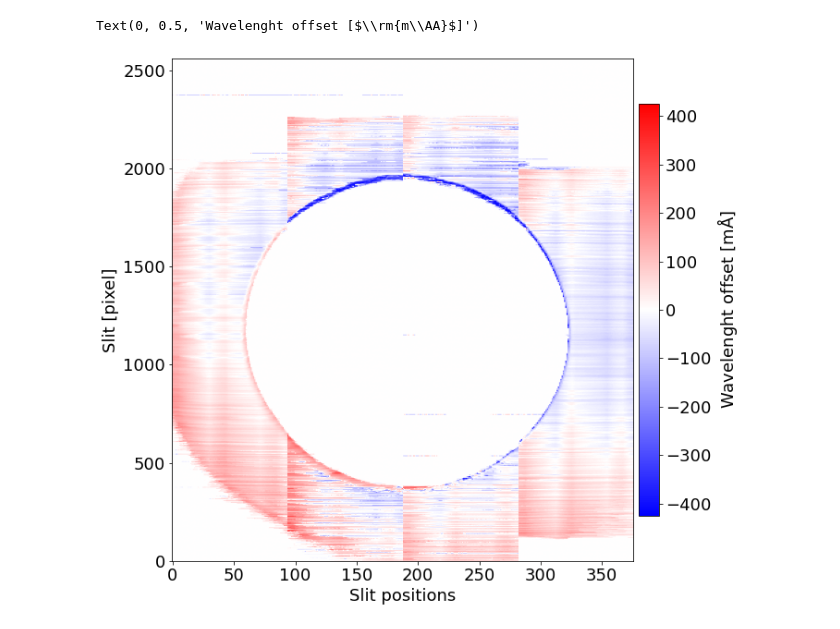
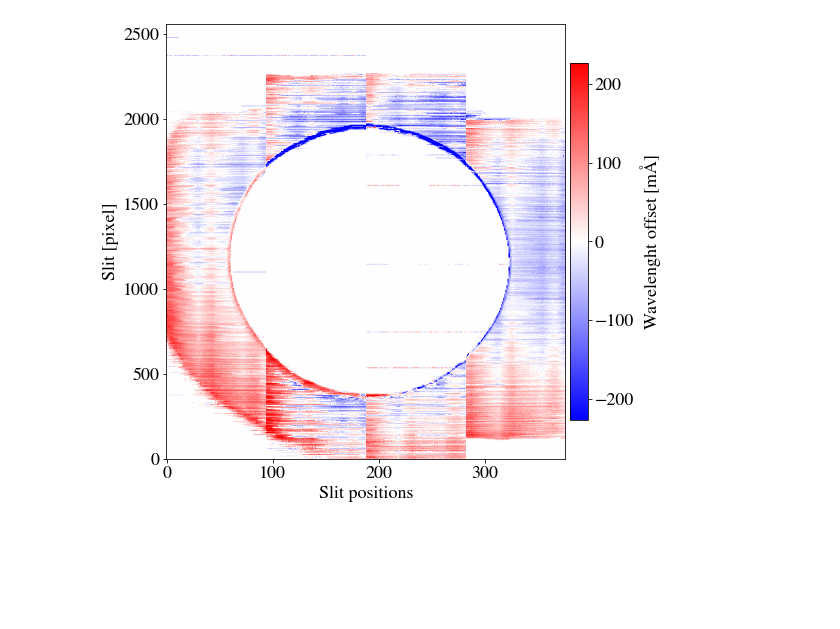
Before and after one commit to joshijayant10/VELC_tutorial, a Jupyter notebook: VELC_tutorial.ipynb, the cells around one changed output. Cells and saved outputs as stored; diff of their text form; code cells hidden in the pictures; blank space fills up the shorter version.

```diff
--- a/VELC_tutorial.ipynb
+++ b/VELC_tutorial.ipynb
@@ -257,13 +338,46 @@ for ii in tqdm(range(1,ssz[0]-1)):
+# %%
+# finding curvature shift in wavelength
+
+scube_shape = np.shape(spectral_cube)
+
+intensity_threshold = 7 # to mask pixel within ocultor area are are outside coverage of slits.
+                         # The threshold may vary from observation to observation,
+                         # and better determined by visulazing the mask created using the threshold
+intensity_map = np.mean(spectral_cube,axis=2)
+background_intensity = np.mean(intensity_map[750:1650,120:275])
+mask = np.zeros(intensity_map.shape)
+mask[np.where(intensity_map >= intensity_threshold)] = 1
+mask[0:1,:] = 0 # Since we are using 3 pixel avarage in the Y-direction (slit-direction),
+                # the first row does not have
+
+# here making it NaN to differentiate between 0-shift from non-availability of data
+shift_coarse = np.zeros((scube_shape[0],scube_shape[1]))#*np.nan
+shift_fine = np.zeros((scube_shape[0],scube_shape[1]))#*np.nan
+
+xarr = np.arange(0,9,1)
+nxarr = np.arange(0,900,1)/100
+
+for ii in tqdm(range(1,scube_shape[0]-1)):
+    for jj in range(scube_shape[1]):
+        # 150:200 -> curvature claculation using strongest absorption line
+        loop_profile = np.mean(spectral_cube[ii-1:ii+1,jj,150:200],axis=0)
+        loop_abs_dip_pos = np.argmin(loop_profile)
+        shift_coarse[ii,jj] = loop_abs_dip_pos
+
+        if (loop_abs_dip_pos > 8) and (loop_abs_dip_pos < 41):
+            loop_quad_fit_params = np.polyfit(xarr, loop_profile[loop_abs_dip_pos-4:loop_abs_dip_pos+5], 2)
+            loop_quad_fit_profile = np.poly1d(quad_fit_params)(nxarr)
+            shift_fine[ii,jj] = np.argmin(loop_profile)/100 + shift_coarse[ii,jj]-7
 # %%
-fig = plt.figure(figsize=(10, 10))
-plt.rcParams.update({'font.size': 18})
-shifta = (shifta-np.mean(shifta[1150:1170,20:25]))*mask
-im1=plt.imshow(shifta*28.4,aspect=0.16,origin='lower',vmin=-15*28.4,vmax=15*28.4,cmap='bwr')
+fig = plt.figure(figsize=(8,8))
+shift_fine = (shift_fine-np.mean(shift_fine[1150:1170,20:25]))*mask
+im1 = plt.imshow(shift_fine*delta_wvl_mA,aspect=0.16,origin='lower',
+                 vmin=-8*delta_wvl_mA,vmax=8*delta_wvl_mA,cmap='bwr')
 plt.xlabel('Slit positions')
 plt.ylabel('Slit [pixel]')
 cbar=plt.colorbar(im1,fraction=0.04, pad=0.01)
 cbar.ax.set_ylabel(r'Wavelenght offset [$\rm{m\AA}$]')
+plt.show()
 # %% [output]
-Text(0, 0.5, 'Wavelenght offset [$\\rm{m\\AA}$]')
-[figure, old version]
+[figure, new version]
 # %%
```
Also changed, not shown: parts of 23 cells of this notebook.
